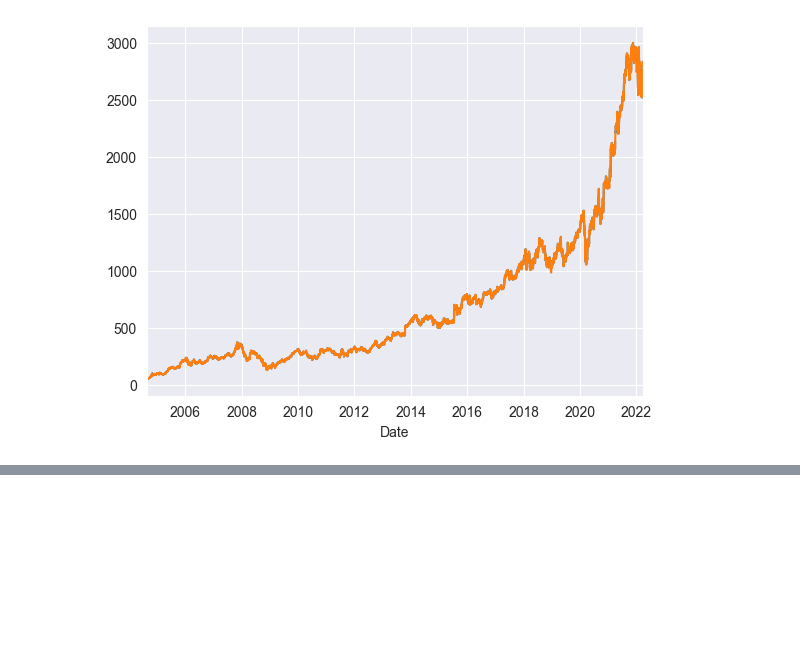
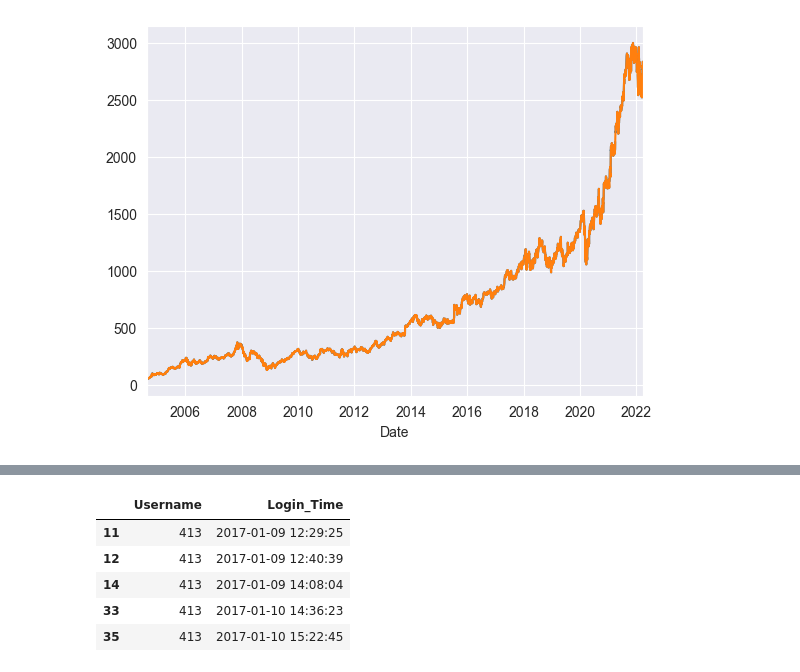
Before and after one commit to DevRitesh08/0.-Preparatory-Topics-for-ML, a Jupyter notebook: Pandas/Time_series_Analysis.ipynb, the cells around one changed output, grey strips where cells are left out. Drawn from its saved outputs; the diff is of its cells as text; code cells hidden in the pictures; blank space fills up the shorter version.

```diff
--- a/Pandas/Time_series_Analysis.ipynb
+++ b/Pandas/Time_series_Analysis.ipynb
@@ -728,0 +826,10 @@ plt.show()
+# %%
+max_user = df[df['Username'] == 413 ].copy()
+max_user.head()
+# %% [output]
+|  | Username | Login_Time |
+| 11 | 413 | 2017-01-09 12:29:25 |
+| 12 | 413 | 2017-01-09 12:40:39 |
+| 14 | 413 | 2017-01-09 14:08:04 |
+| 33 | 413 | 2017-01-10 14:36:23 |
+| 35 | 413 | 2017-01-10 15:22:45 |
```
Also changed, not shown: parts of 14 cells of this notebook, 2 other files.
